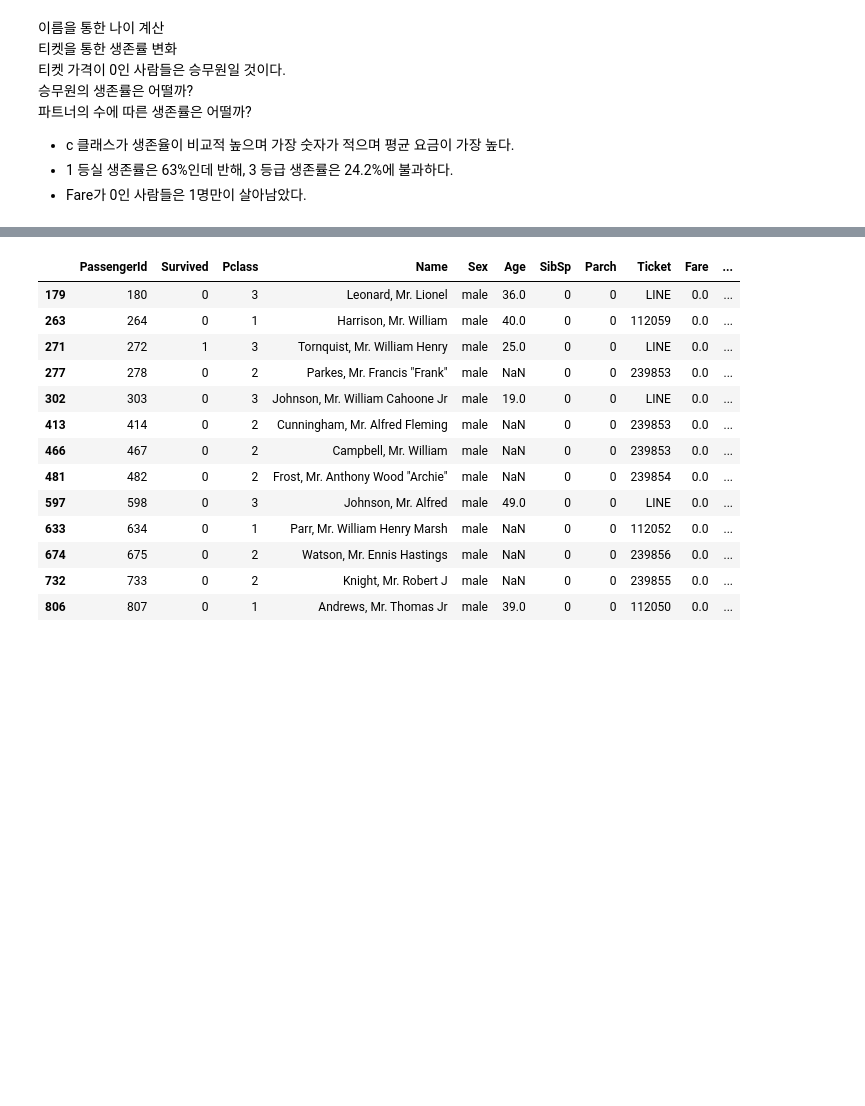
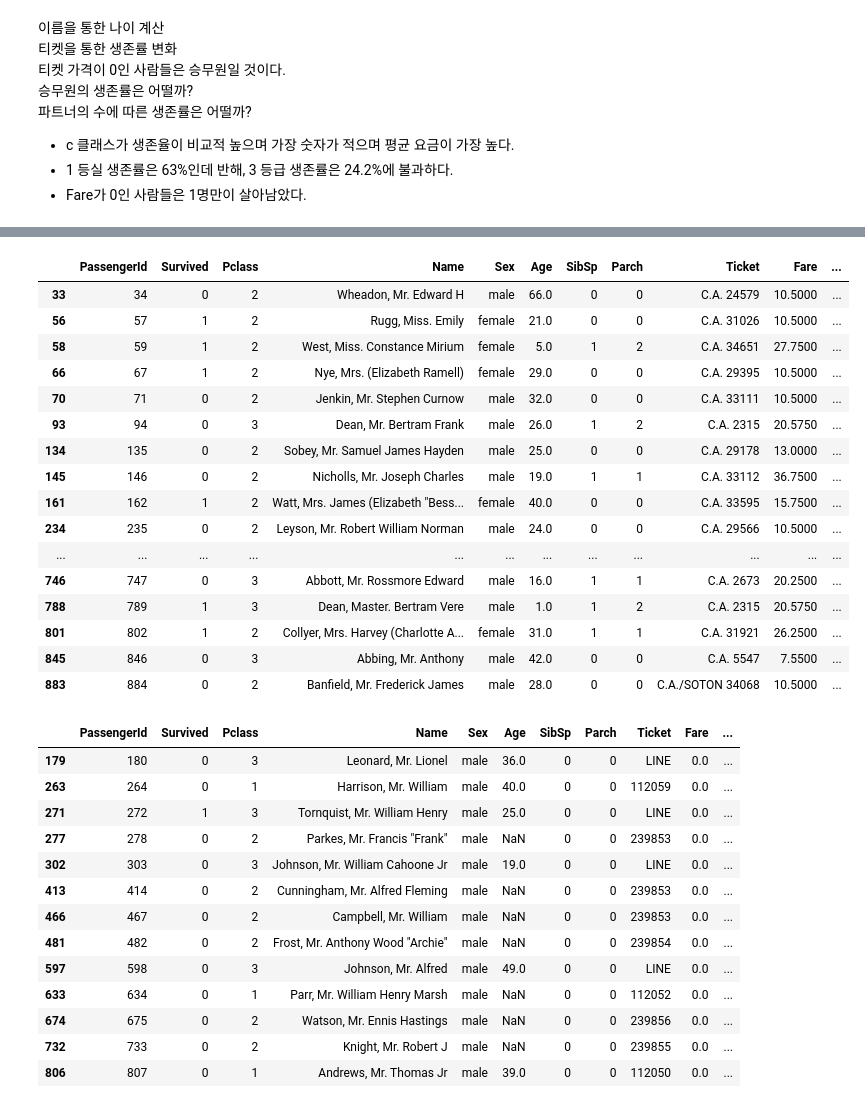
Before and after one commit to unknown-jun/First_step_of_data_analist, a Jupyter notebook: titanic.ipynb, the cells around one changed output, grey strips where cells are left out. Cells and saved outputs as stored; diff of their text form; code cells hidden in the pictures; blank space fills up the shorter version.

```diff
--- a/titanic.ipynb
+++ b/titanic.ipynb
@@ -148,3 +315,23 @@ pie_chart('Embarked')
+# %%
+train[train['Ticket'].str.contains('C.A.')]
+# %% [output]
+|  | PassengerId | Survived | Pclass | Name | Sex | Age | SibSp | Parch | Ticket | Fare | ... |
+| 33 | 34 | 0 | 2 | Wheadon, Mr. Edward H | male | 66.0 | 0 | 0 | C.A. 24579 | 10.5000 | ... |
+| 56 | 57 | 1 | 2 | Rugg, Miss. Emily | female | 21.0 | 0 | 0 | C.A. 31026 | 10.5000 | ... |
+| 58 | 59 | 1 | 2 | West, Miss. Constance Mirium | female | 5.0 | 1 | 2 | C.A. 34651 | 27.7500 | ... |
+| 66 | 67 | 1 | 2 | Nye, Mrs. (Elizabeth Ramell) | female | 29.0 | 0 | 0 | C.A. 29395 | 10.5000 | ... |
+| 70 | 71 | 0 | 2 | Jenkin, Mr. Stephen Curnow | male | 32.0 | 0 | 0 | C.A. 33111 | 10.5000 | ... |
+| 93 | 94 | 0 | 3 | Dean, Mr. Bertram Frank | male | 26.0 | 1 | 2 | C.A. 2315 | 20.5750 | ... |
+| 134 | 135 | 0 | 2 | Sobey, Mr. Samuel James Hayden | male | 25.0 | 0 | 0 | C.A. 29178 | 13.0000 | ... |
+| 145 | 146 | 0 | 2 | Nicholls, Mr. Joseph Charles | male | 19.0 | 1 | 1 | C.A. 33112 | 36.7500 | ... |
+| 161 | 162 | 1 | 2 | Watt, Mrs. James (Elizabeth "Bess... | female | 40.0 | 0 | 0 | C.A. 33595 | 15.7500 | ... |
+| 234 | 235 | 0 | 2 | Leyson, Mr. Robert William Norman | male | 24.0 | 0 | 0 | C.A. 29566 | 10.5000 | ... |
+| ... | ... | ... | ... | ... | ... | ... | ... | ... | ... | ... | ... |
+| 746 | 747 | 0 | 3 | Abbott, Mr. Rossmore Edward | male | 16.0 | 1 | 1 | C.A. 2673 | 20.2500 | ... |
+| 788 | 789 | 1 | 3 | Dean, Master. Bertram Vere | male | 1.0 | 1 | 2 | C.A. 2315 | 20.5750 | ... |
+| 801 | 802 | 1 | 2 | Collyer, Mrs. Harvey (Charlotte A... | female | 31.0 | 1 | 1 | C.A. 31921 | 26.2500 | ... |
+| 845 | 846 | 0 | 3 | Abbing, Mr. Anthony | male | 42.0 | 0 | 0 | C.A. 5547 | 7.5500 | ... |
+| 883 | 884 | 0 | 2 | Banfield, Mr. Frederick James | male | 28.0 | 0 | 0 | C.A./SOTON 34068 | 10.5000 | ... |
 # %%
 train[train['Fare']==0]
 # %% [output]
```
Also changed, not shown: parts of 20 cells of this notebook.
